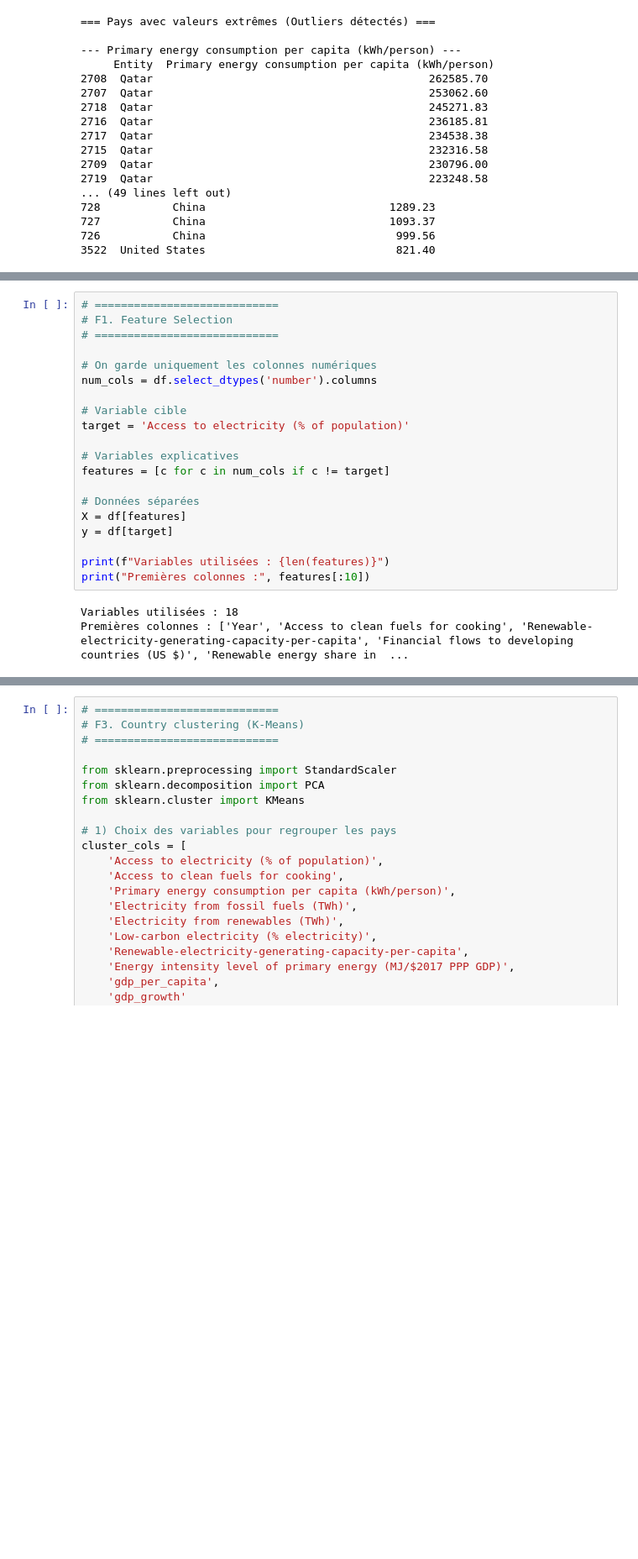
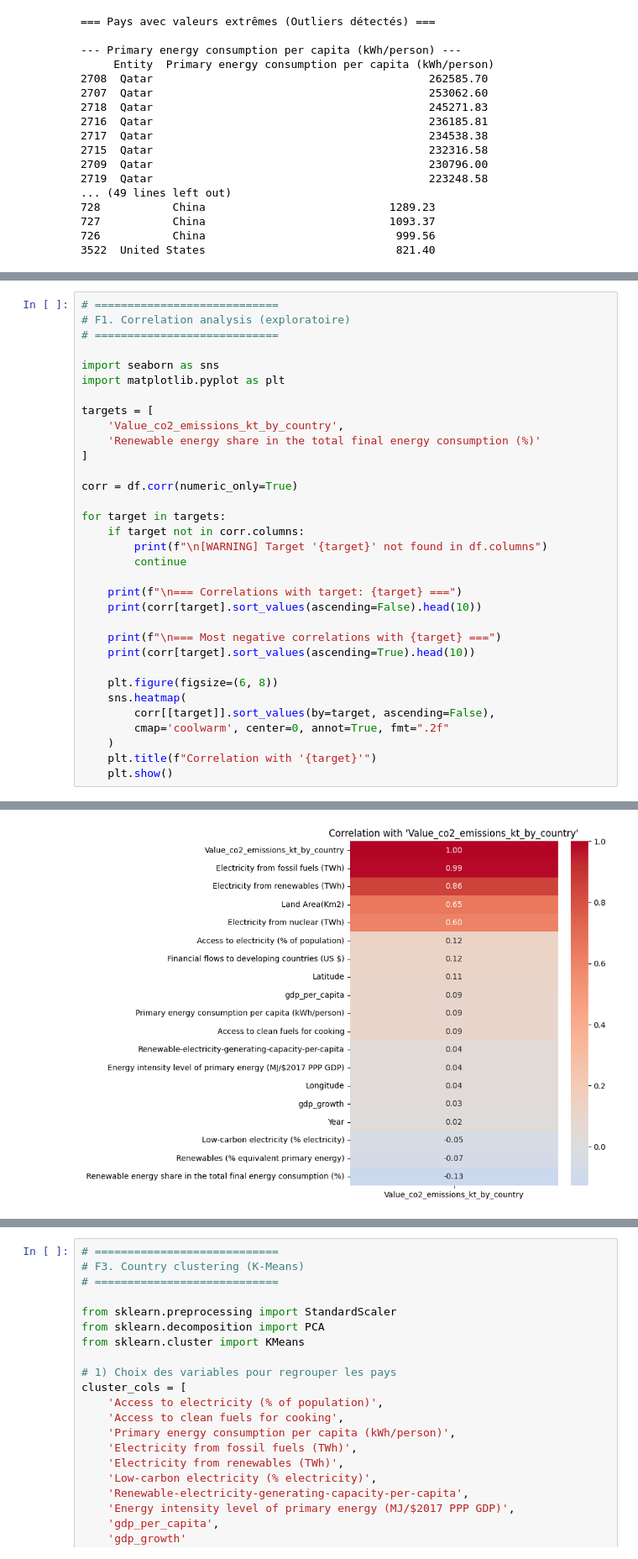
Before and after one commit to WillPG4/MachineLearning, a Jupyter notebook: Projet.ipynb, the cells around one changed output, grey strips where cells are left out. Shown at 84% size. Drawn from its saved outputs; the diff is of its cells as text; blank space fills up the shorter version.

```diff
--- a/Projet.ipynb
+++ b/Projet.ipynb
@@ -321,26 +332,37 @@ Shape après scaling : (3640, 23)
 | 2 | Afghanistan | 2002 | 33.93911 | 67.709953 | 652230.0 | -2.317584 | -1.450567 | ... |
 | 3 | Afghanistan | 2003 | 33.93911 | 67.709953 | 652230.0 | -2.140346 | -1.416406 | ... |
 | 4 | Afghanistan | 2004 | 33.93911 | 67.709953 | 652230.0 | -1.963203 | -1.379617 | ... |
-# %%
-# ============================
-# F1. Feature Selection
-# ============================
-
-# On garde uniquement les colonnes numériques
-num_cols = df.select_dtypes('number').columns
-
-# Variable cible
-target = 'Access to electricity (% of population)'
-
-# Variables explicatives
-features = [c for c in num_cols if c != target]
-
-# Données séparées
-X = df[features]
-y = df[target]
-
-print(f"Variables utilisées : {len(features)}")
-print("Premières colonnes :", features[:10])
-# %% [output]
-Variables utilisées : 18
-Premières colonnes : ['Year', 'Access to clean fuels for cooking', 'Renewable-electricity-generating-capacity-per-capita', 'Financial flows to developing countries (US $)', 'Renewable energy share in  ...
+# %%
+# ============================
+# F1. Correlation analysis (exploratoire)
+# ============================
+
+import seaborn as sns
+import matplotlib.pyplot as plt
+
+targets = [
+    'Value_co2_emissions_kt_by_country',
+    'Renewable energy share in the total final energy consumption (%)'
+]
+
+corr = df.corr(numeric_only=True)
+
+for target in targets:
+    if target not in corr.columns:
+        print(f"\n[WARNING] Target '{target}' not found in df.columns")
+        continue
+
+    print(f"\n=== Correlations with target: {target} ===")
+    print(corr[target].sort_values(ascending=False).head(10))
+
+    print(f"\n=== Most negative correlations with {target} ===")
+    print(corr[target].sort_values(ascending=True).head(10))
+
+    plt.figure(figsize=(6, 8))
+    sns.heatmap(
+        corr[[target]].sort_values(by=target, ascending=False),
+        cmap='coolwarm', center=0, annot=True, fmt=".2f"
+    )
+    plt.title(f"Correlation with '{target}'")
+    plt.show()
+# %% [output]
@@ -346,0 +386 @@ Premières colonnes : ['Year', 'Access to clean fuels for cooking', 'Renewable-e
+[figure, added]
```
Also changed, not shown: parts of 8 cells of this notebook.
